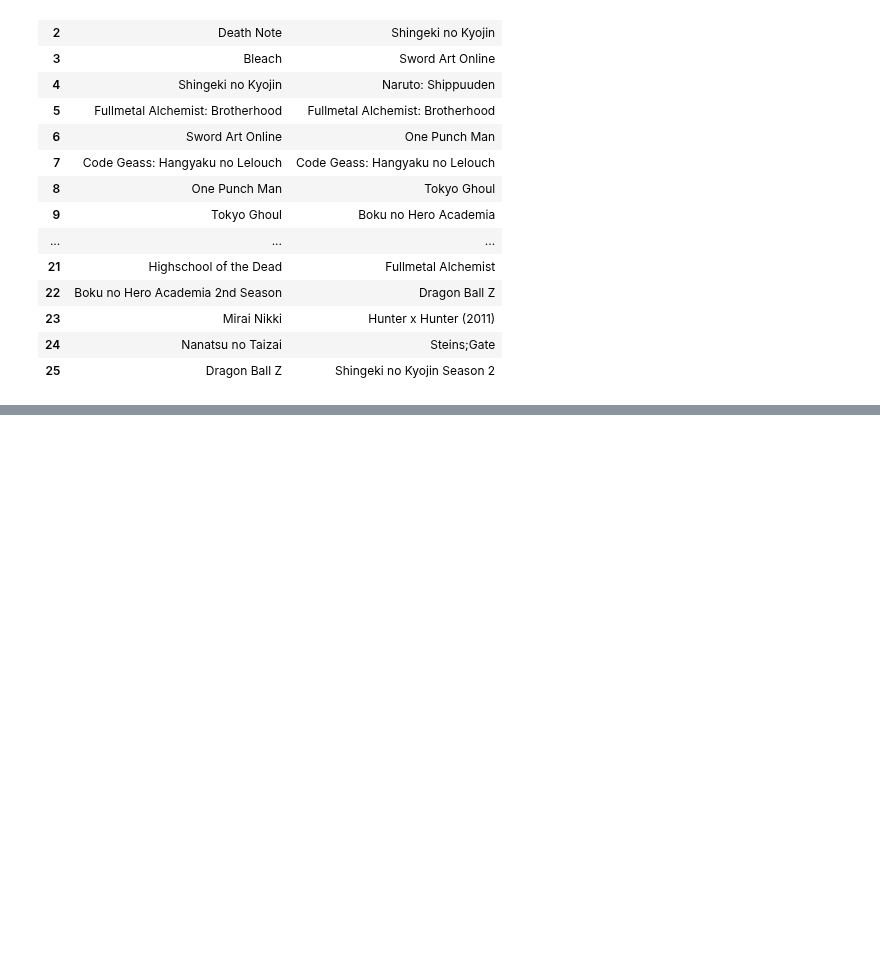
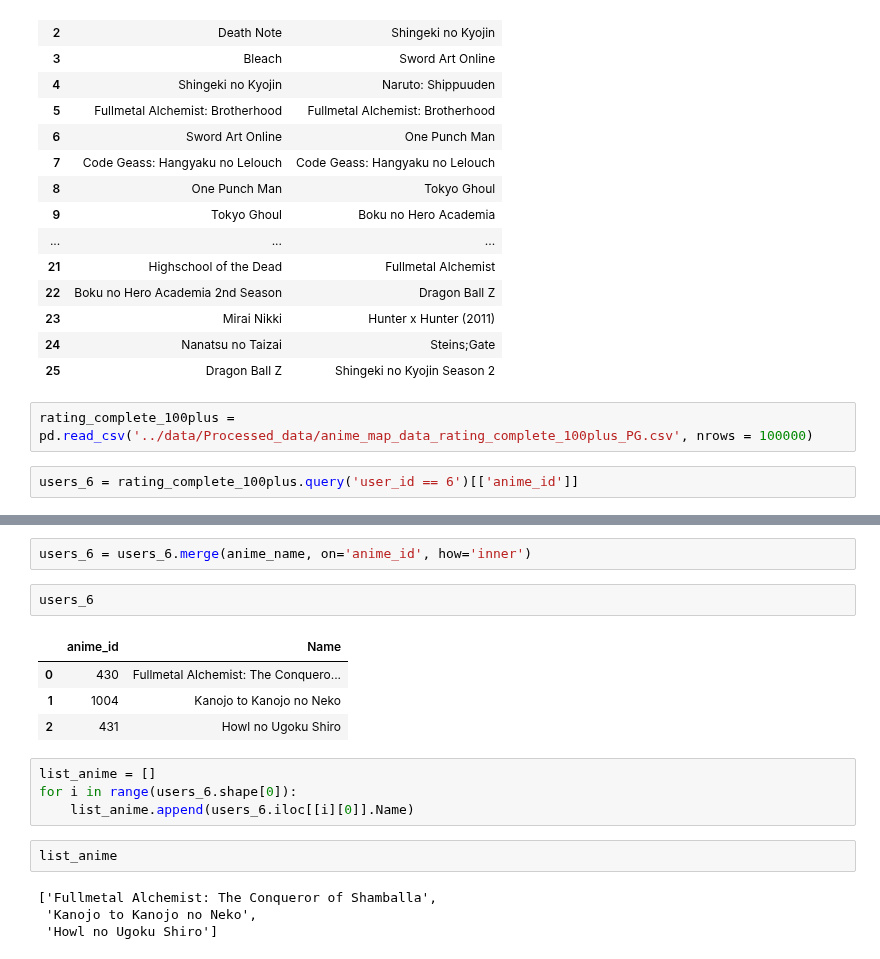
Before and after one commit to mijkami/Anime_Map, a Jupyter notebook: notebooks/Test after knn on full dataset from google.ipynb, the cells around one changed output, grey strips where cells are left out. Cells and saved outputs as stored; diff of their text form; blank space fills up the shorter version.

```diff
--- a/notebooks/Test after knn on full dataset from google.ipynb
+++ b/notebooks/Test after knn on full dataset from google.ipynb
@@ -205,3 +205,7 @@ compare('Naruto',nb_recomendation=25)
 | 23 | Mirai Nikki | Hunter x Hunter (2011) |
 | 24 | Nanatsu no Taizai | Steins;Gate |
 | 25 | Dragon Ball Z | Shingeki no Kyojin Season 2 |
+# %%
+rating_complete_100plus = pd.read_csv('../data/Processed_data/anime_map_data_rating_complete_100plus_PG.csv', nrows = 100000)
+# %%
+users_6 = rating_complete_100plus.query('user_id == 6')[['anime_id']]
@@ -207,0 +219,19 @@ compare('Naruto',nb_recomendation=25)
+# %%
+users_6 = users_6.merge(anime_name, on='anime_id', how='inner')
+# %%
+users_6
+# %% [output]
+|  | anime_id | Name |
+| 0 | 430 | Fullmetal Alchemist: The Conquero... |
+| 1 | 1004 | Kanojo to Kanojo no Neko |
+| 2 | 431 | Howl no Ugoku Shiro |
+# %%
+list_anime = []
+for i in range(users_6.shape[0]):
+    list_anime.append(users_6.iloc[[i][0]].Name)
+# %%
+list_anime
+# %% [output]
+['Fullmetal Alchemist: The Conqueror of Shamballa',
+ 'Kanojo to Kanojo no Neko',
+ 'Howl no Ugoku Shiro']
```
Also changed, not shown: parts of 8 cells of this notebook.
